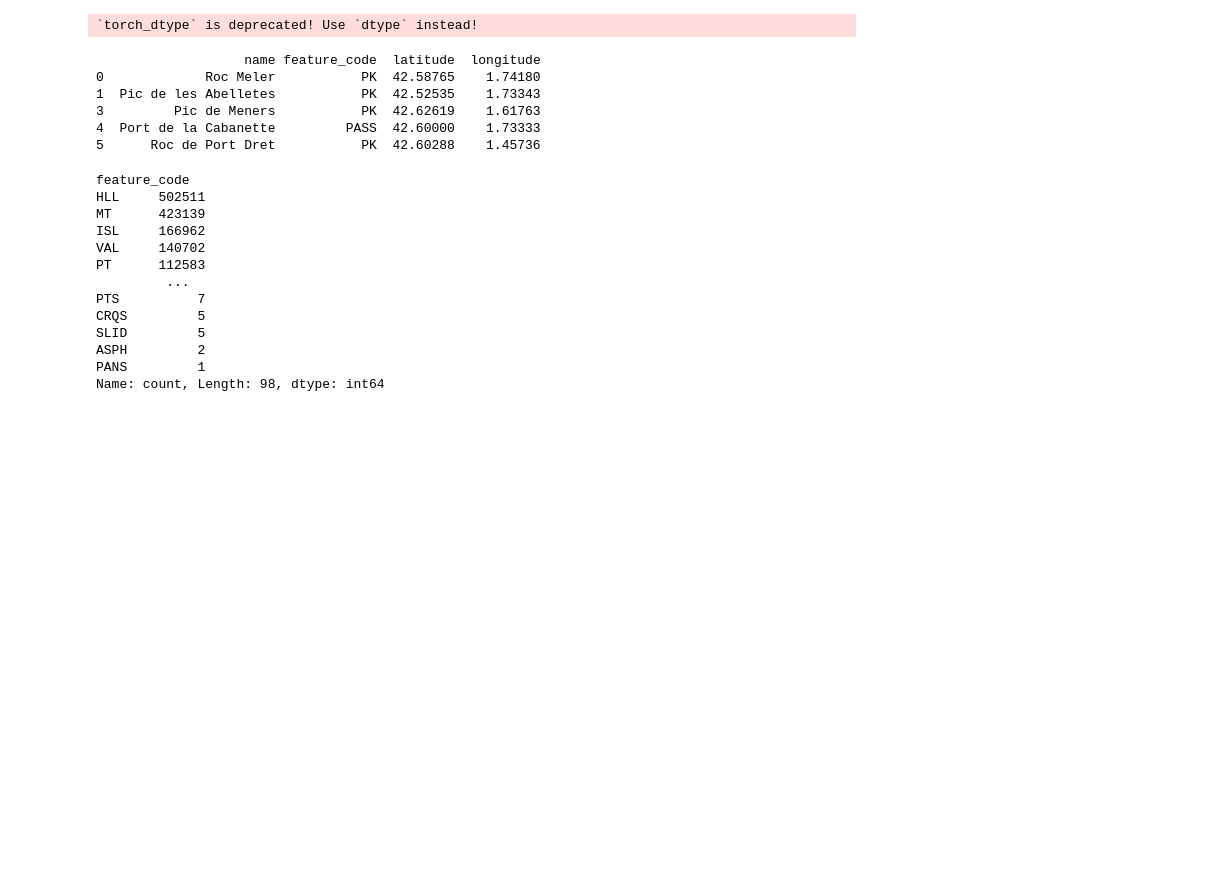
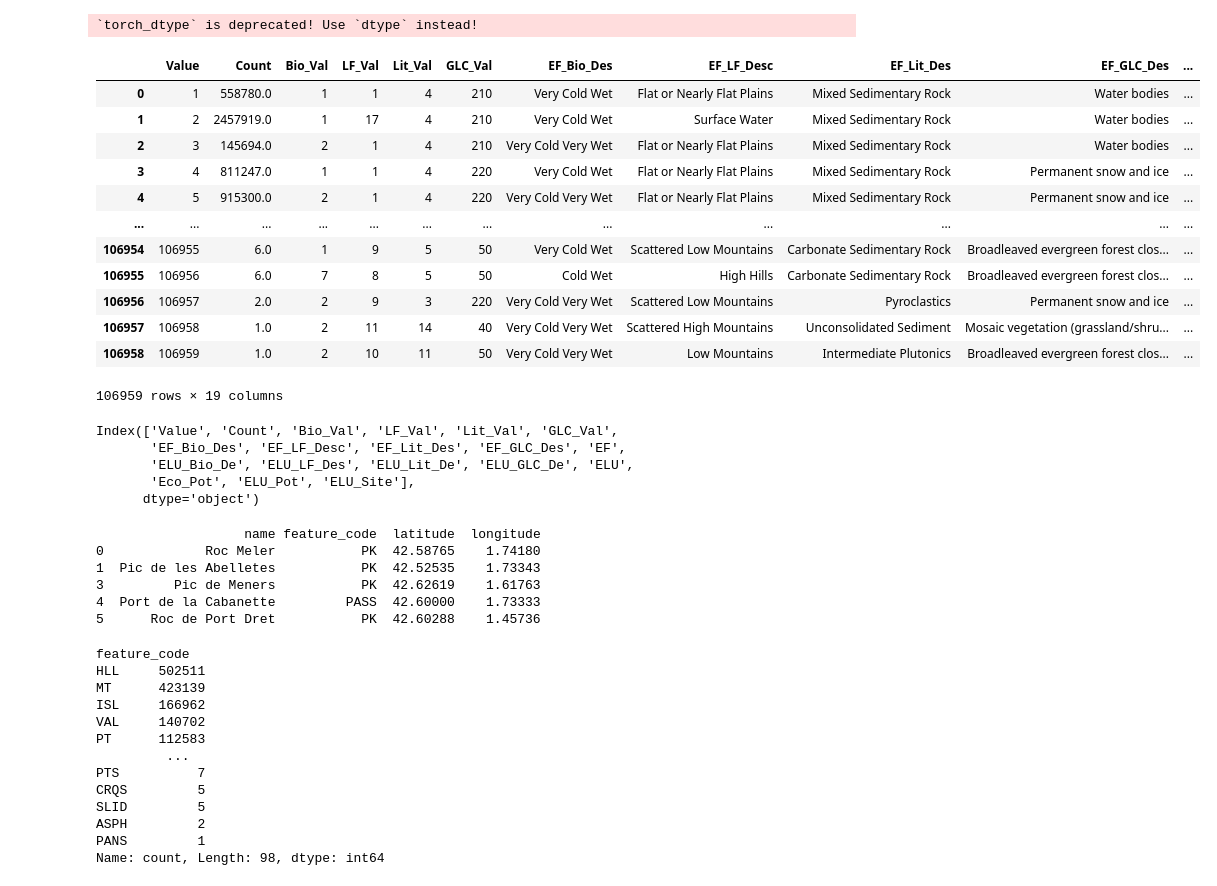
Before and after one commit to meenuravi18/llm_geomorphology, a Jupyter notebook: data_exploration.ipynb, the cells around one changed output. Cells and saved outputs as stored; diff of their text form; code cells hidden in the pictures; blank space fills up the shorter version.

```diff
--- a/data_exploration.ipynb
+++ b/data_exploration.ipynb
@@ -31,7 +31,30 @@ model = AutoModelForCausalLM.from_pretrained(
 # df.head(50)
 # %%
 
-df=pd.read_csv("World_Ecological_2015_Metadata.csv")
+df=pd.read_csv("Datasets/World_Ecological_2015_Metadata.csv")
+df
+# %% [output]
+|  | Value | Count | Bio_Val | LF_Val | Lit_Val | GLC_Val | EF_Bio_Des | EF_LF_Desc | EF_Lit_Des | EF_GLC_Des | ... |
+| 0 | 1 | 558780.0 | 1 | 1 | 4 | 210 | Very Cold Wet | Flat or Nearly Flat Plains | Mixed Sedimentary Rock | Water bodies | ... |
+| 1 | 2 | 2457919.0 | 1 | 17 | 4 | 210 | Very Cold Wet | Surface Water | Mixed Sedimentary Rock | Water bodies | ... |
+| 2 | 3 | 145694.0 | 2 | 1 | 4 | 210 | Very Cold Very Wet | Flat or Nearly Flat Plains | Mixed Sedimentary Rock | Water bodies | ... |
+| 3 | 4 | 811247.0 | 1 | 1 | 4 | 220 | Very Cold Wet | Flat or Nearly Flat Plains | Mixed Sedimentary Rock | Permanent snow and ice | ... |
+| 4 | 5 | 915300.0 | 2 | 1 | 4 | 220 | Very Cold Very Wet | Flat or Nearly Flat Plains | Mixed Sedimentary Rock | Permanent snow and ice | ... |
+| ... | ... | ... | ... | ... | ... | ... | ... | ... | ... | ... | ... |
+| 106954 | 106955 | 6.0 | 1 | 9 | 5 | 50 | Very Cold Wet | Scattered Low Mountains | Carbonate Sedimentary Rock | Broadleaved evergreen forest clos... | ... |
+| 106955 | 106956 | 6.0 | 7 | 8 | 5 | 50 | Cold Wet | High Hills | Carbonate Sedimentary Rock | Broadleaved evergreen forest clos... | ... |
+| 106956 | 106957 | 2.0 | 2 | 9 | 3 | 220 | Very Cold Very Wet | Scattered Low Mountains | Pyroclastics | Permanent snow and ice | ... |
+| 106957 | 106958 | 1.0 | 2 | 11 | 14 | 40 | Very Cold Very Wet | Scattered High Mountains | Unconsolidated Sediment | Mosaic vegetation (grassland/shru... | ... |
+| 106958 | 106959 | 1.0 | 2 | 10 | 11 | 50 | Very Cold Very Wet | Low Mountains | Intermediate Plutonics | Broadleaved evergreen forest clos... | ... |
+106959 rows × 19 columns
+# %%
+df.columns
+# %% [output]
+Index(['Value', 'Count', 'Bio_Val', 'LF_Val', 'Lit_Val', 'GLC_Val',
+       'EF_Bio_Des', 'EF_LF_Desc', 'EF_Lit_Des', 'EF_GLC_Des', 'EF',
+       'ELU_Bio_De', 'ELU_LF_Des', 'ELU_Lit_De', 'ELU_GLC_De', 'ELU',
+       'Eco_Pot', 'ELU_Pot', 'ELU_Site'],
+      dtype='object')
 # %%
 
 columns = [
```
Also changed, not shown: 29 other files.
